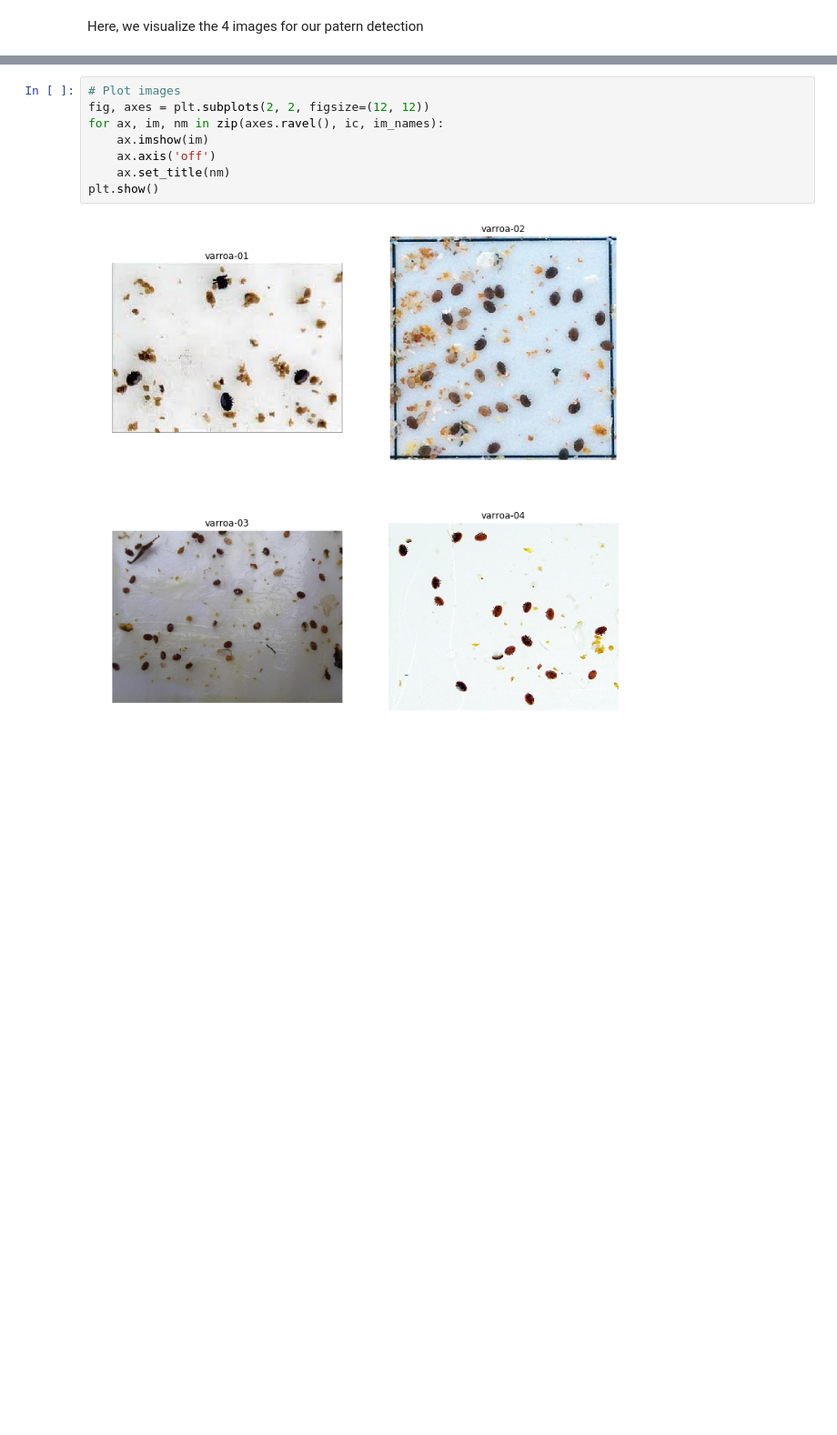
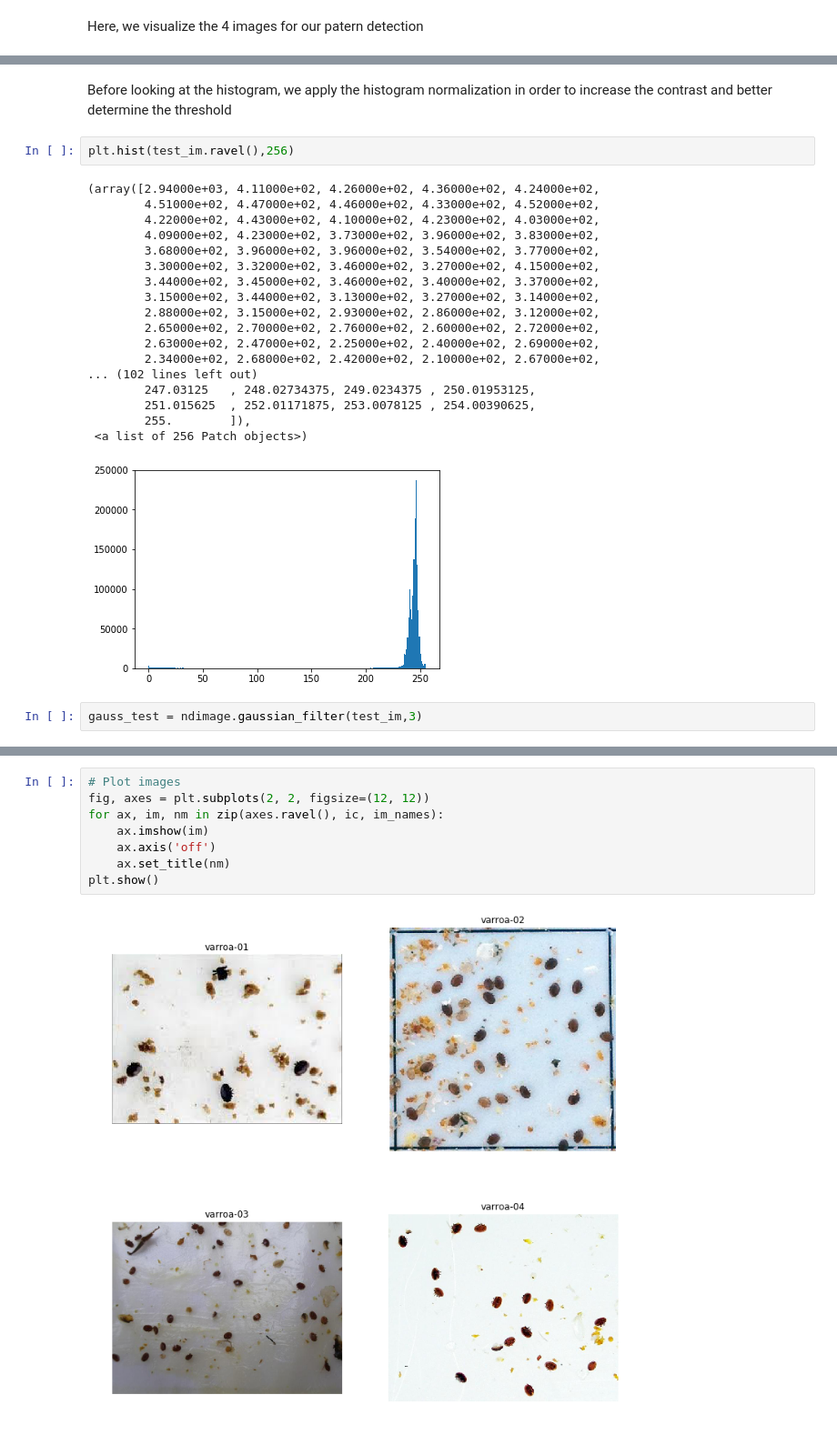
Before and after one commit to EGJ1996/Image-Processing, a Jupyter notebook: labs/lab_01_segmentation.ipynb, the cells around one changed output, grey strips where cells are left out. Shown at 91% size. Drawn from its saved outputs; the diff is of its cells as text; blank space fills up the shorter version.

```diff
--- a/labs/lab_01_segmentation.ipynb
+++ b/labs/lab_01_segmentation.ipynb
@@ -256,0 +270,25 @@ Here, we visualize the 4 images for our patern detection
+# %% [markdown]
+Before looking at the histogram, we apply the histogram normalization in order to increase the contrast and better determine the threshold
+# %%
+plt.hist(test_im.ravel(),256)
+# %% [output]
+(array([2.94000e+03, 4.11000e+02, 4.26000e+02, 4.36000e+02, 4.24000e+02,
+        4.51000e+02, 4.47000e+02, 4.46000e+02, 4.33000e+02, 4.52000e+02,
+        4.22000e+02, 4.43000e+02, 4.10000e+02, 4.23000e+02, 4.03000e+02,
+        4.09000e+02, 4.23000e+02, 3.73000e+02, 3.96000e+02, 3.83000e+02,
+        3.68000e+02, 3.96000e+02, 3.96000e+02, 3.54000e+02, 3.77000e+02,
+        3.30000e+02, 3.32000e+02, 3.46000e+02, 3.27000e+02, 4.15000e+02,
+        3.44000e+02, 3.45000e+02, 3.46000e+02, 3.40000e+02, 3.37000e+02,
+        3.15000e+02, 3.44000e+02, 3.13000e+02, 3.27000e+02, 3.14000e+02,
+        2.88000e+02, 3.15000e+02, 2.93000e+02, 2.86000e+02, 3.12000e+02,
+        2.65000e+02, 2.70000e+02, 2.76000e+02, 2.60000e+02, 2.72000e+02,
+        2.63000e+02, 2.47000e+02, 2.25000e+02, 2.40000e+02, 2.69000e+02,
+        2.34000e+02, 2.68000e+02, 2.42000e+02, 2.10000e+02, 2.67000e+02,
+... (102 lines left out)
+        247.03125   , 248.02734375, 249.0234375 , 250.01953125,
+        251.015625  , 252.01171875, 253.0078125 , 254.00390625,
+        255.        ]),
+ <a list of 256 Patch objects>)
+[figure, added]
+# %%
+gauss_test = ndimage.gaussian_filter(test_im,3)
```
Also changed, not shown: parts of 13 cells of this notebook.
